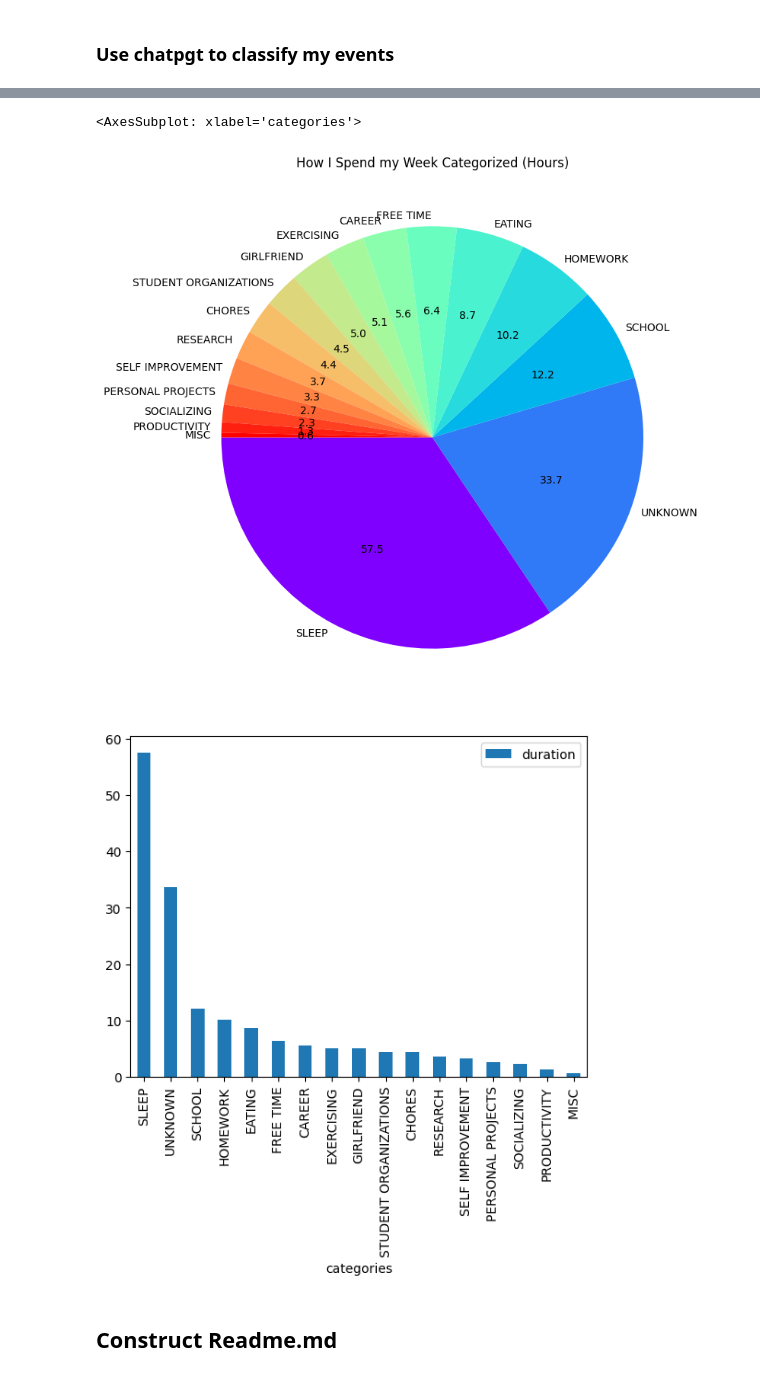
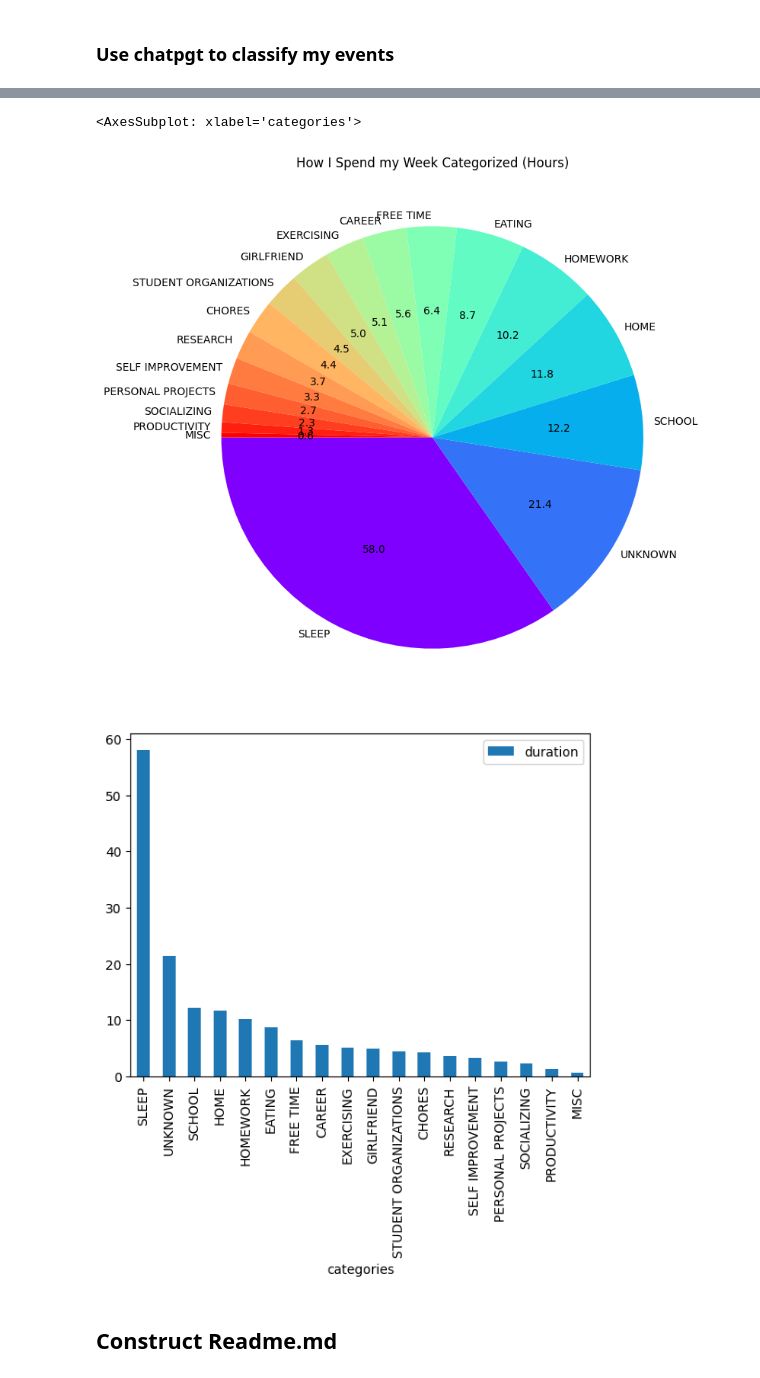
Before and after one commit to MattHandzel/HealthDataAnalysis, a Jupyter notebook: main.ipynb, the cells around one changed output, grey strips where cells are left out. Saved outputs shown, nothing was run; the diff lists cells and outputs as text; code cells hidden in the pictures.

```diff
--- a/main.ipynb
+++ b/main.ipynb
@@ -861,6 +861,8 @@ for file in os.listdir(calendar_events_folder_dir):
       calendar_str = f.read()
     c = Calendar(calendar_str)
     calendar.events.update(c.events)
+
+days_spent_at_home = 0
 # %%
 events = pd.DataFrame()
 
@@ -869,12 +871,13 @@ previous_map = {}
 with open(calendar_events_folder_dir + "/event_classification.json", "r") as f:
     previous_map = json.loads(f.read())
 
-
 # Filer calendar events
 to_remove = []
 for event in calendar.events:
   if event.all_day:
     to_remove.append(event)
+    if "home" in event.name.lower():
+      days_spent_at_home += 1
 for event in to_remove:
   calendar.events.remove(event)
 
@@ -1133,9 +1136,10 @@ first_calendar_event_time = events["start_time"].iloc[0]
 first_calendar_event_time = max(data_start_time, first_calendar_event_time)
 last_calendar_event_time = min(events["start_time"].iloc[-1], data_end_time)
 day_difference = round((last_calendar_event_time - first_calendar_event_time) / 60 / 60 / 24)
-print(day_difference)
+
 summation /= day_difference
 summation *= 7
+
 
 # get sleep information
 # sum_df_by_variable(daily_sleep, "start", "duration", "sum")
@@ -1145,7 +1149,7 @@ t = daily_sleep[daily_sleep["start_time"] > data_start_time]
 t = t[t["start_time"] < data_end_time]
 sleep_average = t["sleep_duration"].mean() * 7
 summation.loc["SLEEP"] = sleep_average
-
+summation.loc["HOME"] = days_spent_at_home / day_difference * (168 - sleep_average)
 
 def autopct_format(values):
     def my_format(pct):
@@ -1187,6 +1194,6 @@ summation.plot.bar(stacked=True)
 <AxesSubplot: xlabel='categories'>
-[figure, old version]
+[figure, new version]
-[figure, old version]
+[figure, new version]
 # %%
 import warnings
 
```
Also changed, not shown: parts of 3 cells of this notebook, 2 other files.
